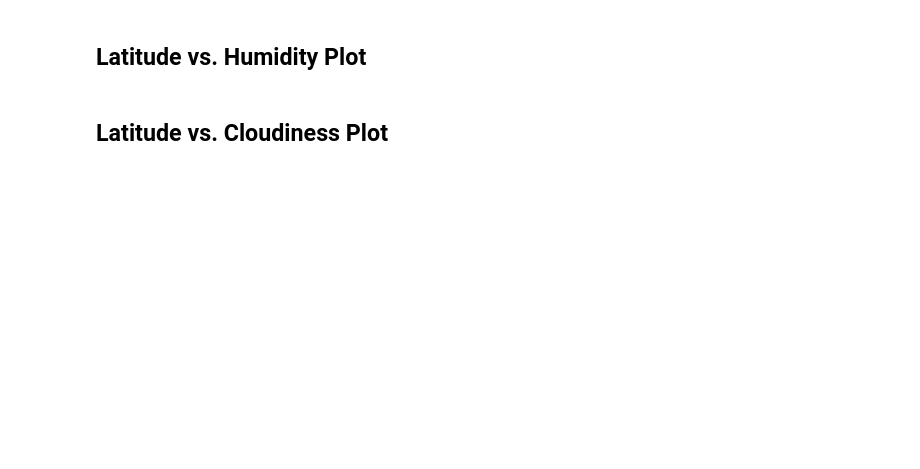
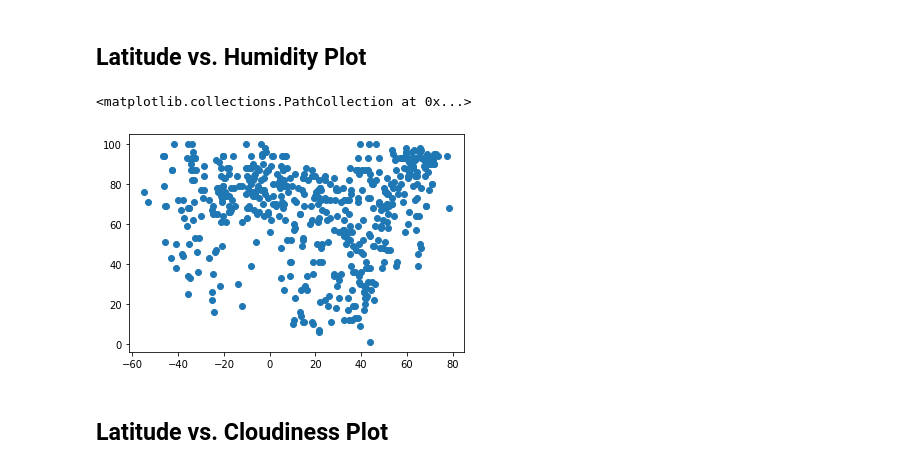
Before and after one commit to jleibfried/python-api-challenge, a Jupyter notebook: WeatherPy/WeatherPy.ipynb, the cells around one changed output. Cells and saved outputs as stored; diff of their text form; code cells hidden in the pictures; blank space fills up the shorter version.

```diff
--- a/WeatherPy/WeatherPy.ipynb
+++ b/WeatherPy/WeatherPy.ipynb
@@ -160,4 +214,9 @@ Skip this step if there are no cities that have humidity > 100%.
 # %% [markdown]
 ## Latitude vs. Humidity Plot
+# %%
+plt.scatter(notTooHumid.Latitude, notTooHumid.Humidity)
+# %% [output]
+<matplotlib.collections.PathCollection at 0x...>
+[figure, added]
 # %% [markdown]
 ## Latitude vs. Cloudiness Plot
```
Also changed, not shown: parts of 19 cells of this notebook.
